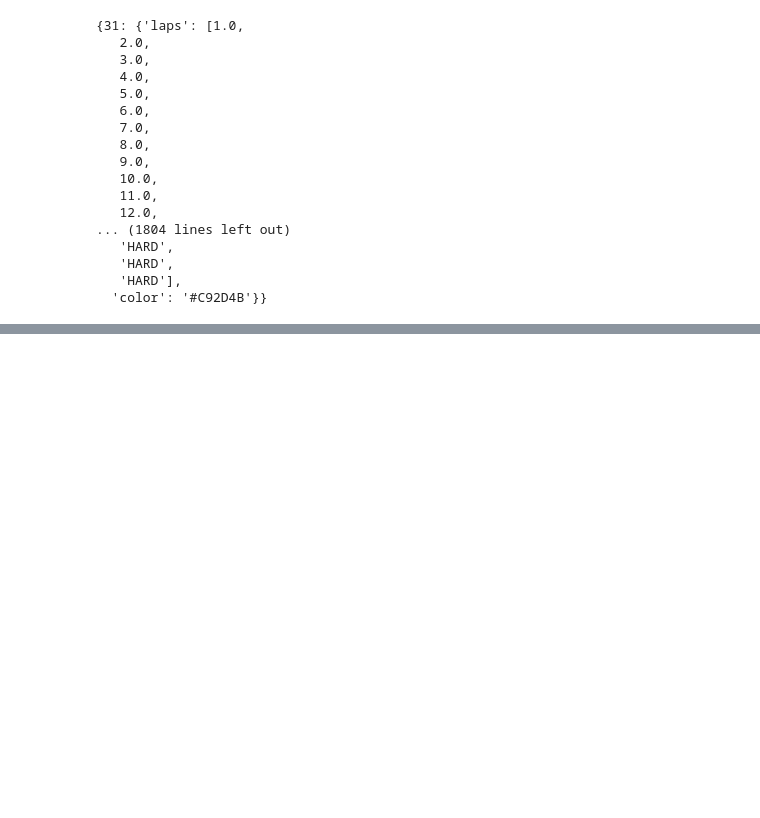
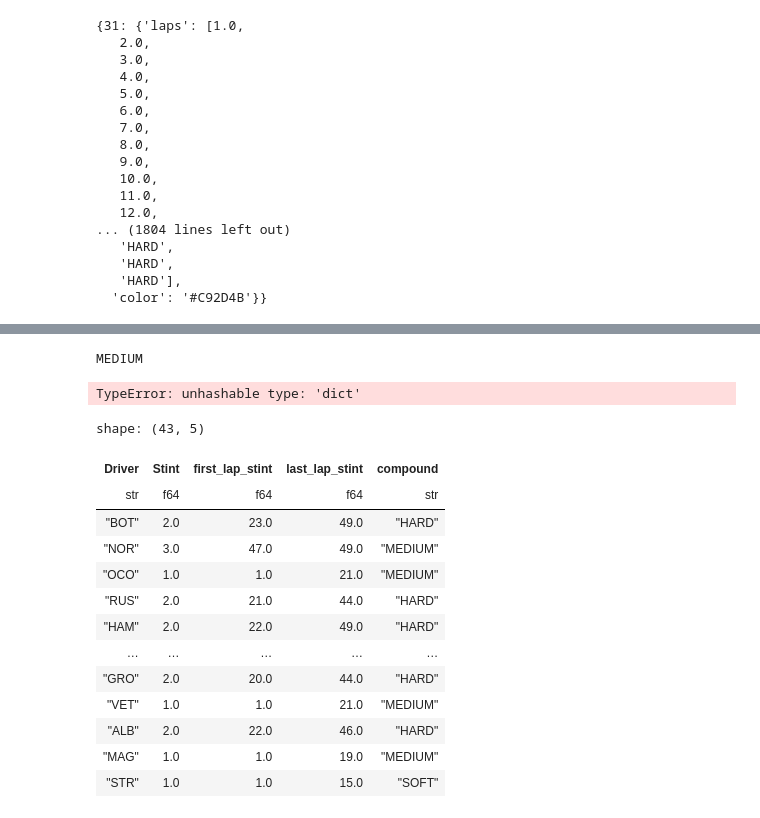
Before and after one commit to MaximilianHess/InfoVis2024, a Jupyter notebook: E3/Notebooks/test-fast-f1.ipynb, the cells around one changed output, grey strips where cells are left out. Saved outputs shown, nothing was run; the diff lists cells and outputs as text; code cells hidden in the pictures; blank space fills up the shorter version.

```diff
--- a/E3/Notebooks/test-fast-f1.ipynb
+++ b/E3/Notebooks/test-fast-f1.ipynb
@@ -127,0 +177,24 @@ response
+# %%
+output_dict = {}
+temp_dict = {}
+
+
+for row in grouped_lap_data.collect().rows():
+    driver, compound, lap_numbers  = row
+    last_lap = lap_numbers[-1]
+    print(compound)
+    #last_compound = compound[-1]
+
+    #lap_numbers.extend([last_lap] * (max_len - len(lap_numbers)))
+    #compound.extend([last_compound] * (max_len - len(compound)))
+    temp_dict[compound] = {
+        "driver": driver,
+        "compound": compound,
+        }
+
+    output_dict[driver] = {
+        temp_dict
+    }
+# %% [output]
+MEDIUM
+TypeError: unhashable type: 'dict'
@@ -127,0 +248,47 @@ response
+# %%
+df_lap_data = pl.scan_parquet("../static/data/all_laps.parquet")
+df_driver_data = pl.scan_parquet("../static/data/all_driver_data.parquet")
+
+df_lap_data = df_lap_data.select(
+    [
+        "round_number",
+        "year",
+        "Driver",
+        "DriverNumber",
+        "LapTime",
+        "LapNumber",
+        "IsPersonalBest",
+        "Compound",
+        "Stint",
+        "Position",
+    ]
+)
+
+df_lap_data = df_lap_data.filter((pl.col("year") == 2020) & (pl.col("round_number") == 1) & (pl.col("LapNumber") <= 49))
+
+df_driver_data = df_driver_data.select(["round_number", "year", "DriverNumber", "TeamColor"])
+
+df_lap_data = df_lap_data.join(df_driver_data, on=["round_number", "year", "DriverNumber"]).drop_nulls(subset="Position")
+
+grouped_lap_data = df_lap_data.group_by(["Driver","Stint"]).agg([
+    pl.col("LapNumber").min().alias("first_lap_stint"),
+    pl.col("LapNumber").max().alias("last_lap_stint"),
+    pl.col("Compound").last().alias("compound")
+])
+
+grouped_lap_data.collect()
+# %% [output]
+shape: (43, 5)
+| Driver | Stint | first_lap_stint | last_lap_stint | compound |
+| str | f64 | f64 | f64 | str |
+| "BOT" | 2.0 | 23.0 | 49.0 | "HARD" |
+| "NOR" | 3.0 | 47.0 | 49.0 | "MEDIUM" |
+| "OCO" | 1.0 | 1.0 | 21.0 | "MEDIUM" |
+| "RUS" | 2.0 | 21.0 | 44.0 | "HARD" |
+| "HAM" | 2.0 | 22.0 | 49.0 | "HARD" |
+| … | … | … | … | … |
+| "GRO" | 2.0 | 20.0 | 44.0 | "HARD" |
+| "VET" | 1.0 | 1.0 | 21.0 | "MEDIUM" |
+| "ALB" | 2.0 | 22.0 | 46.0 | "HARD" |
+| "MAG" | 1.0 | 1.0 | 19.0 | "MEDIUM" |
+| "STR" | 1.0 | 1.0 | 15.0 | "SOFT" |
```
Also changed, not shown: parts of 5 cells of this notebook, 5 other files.
